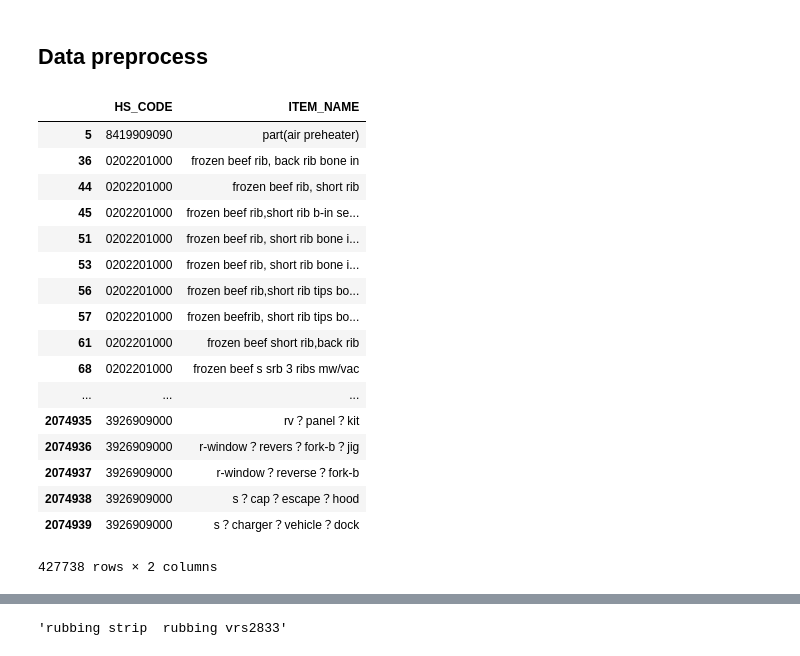
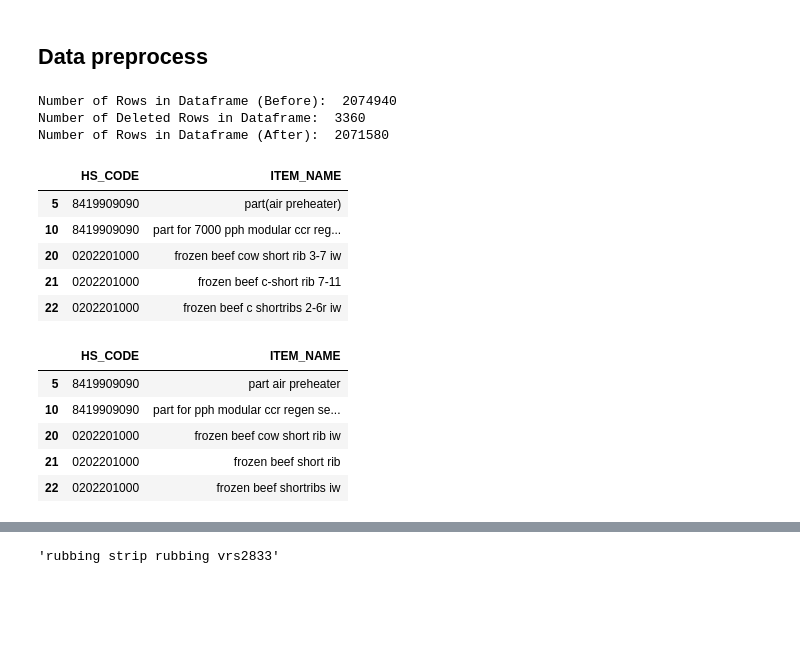
Before and after one commit to yiyc-kr/pandas-modules, a Jupyter notebook: data_evaluation.ipynb, the cells around one changed output, grey strips where cells are left out. Saved outputs shown, nothing was run; the diff lists cells and outputs as text; code cells hidden in the pictures; blank space fills up the shorter version.

```diff
--- a/data_evaluation.ipynb
+++ b/data_evaluation.ipynb
@@ -40,22 +56,16 @@ def
+# %%
+hscode_df = delete_blank_rows(hscode_df, 'ITEM_NAME')
+# %% [output]
+Number of Rows in Dataframe (Before):  2074940
+Number of Deleted Rows in Dataframe:  3360
+Number of Rows in Dataframe (After):  2071580
 # %%
 # Check Special Char
-hscode_df.loc[hscode_df.ITEM_NAME.str.contains(r"[^A-Za-z0-9 \-]")]
+hscode_df.loc[hscode_df.ITEM_NAME.str.contains("[^a-z ]")].head()
 # %% [output]
 |  | HS_CODE | ITEM_NAME |
 | 5 | 8419909090 | part(air preheater) |
-| 36 | 0202201000 | frozen beef rib, back rib bone in |
-| 44 | 0202201000 | frozen beef rib, short rib |
-| 45 | 0202201000 | frozen beef rib,short rib b-in se... |
-| 51 | 0202201000 | frozen beef rib, short rib bone i... |
-| 53 | 0202201000 | frozen beef rib, short rib bone i... |
-| 56 | 0202201000 | frozen beef rib,short rib tips bo... |
-| 57 | 0202201000 | frozen beefrib, short rib tips bo... |
-| 61 | 0202201000 | frozen beef short rib,back rib |
-| 68 | 0202201000 | frozen beef s srb 3 ribs mw/vac |
-| ... | ... | ... |
-| 2074935 | 3926909000 | rv？panel？kit |
-| 2074936 | 3926909000 | r-window？revers？fork-b？jig |
-| 2074937 | 3926909000 | r-window？reverse？fork-b |
-| 2074938 | 3926909000 | s？cap？escape？hood |
-| 2074939 | 3926909000 | s？charger？vehicle？dock |
+| 10 | 8419909090 | part for 7000 pph modular ccr reg... |
+| 20 | 0202201000 | frozen beef cow short rib 3-7 iw |
+| 21 | 0202201000 | frozen beef c-short rib 7-11 |
+| 22 | 0202201000 | frozen beef c shortribs 2-6r iw |
-427738 rows × 2 columns
@@ -61,0 +74,9 @@ hscode_df.loc[hscode_df.ITEM_NAME.str.contains(r"[^A-Za-z0-9 \-]")]
+# %%
+processed_df.iloc[[5, 10, 20, 21, 22]]
+# %% [output]
+|  | HS_CODE | ITEM_NAME |
+| 5 | 8419909090 | part air preheater |
+| 10 | 8419909090 | part for pph modular ccr regen se... |
+| 20 | 0202201000 | frozen beef cow short rib iw |
+| 21 | 0202201000 | frozen beef short rib |
+| 22 | 0202201000 | frozen beef shortribs iw |
```
Also changed, not shown: parts of 20 cells of this notebook.
